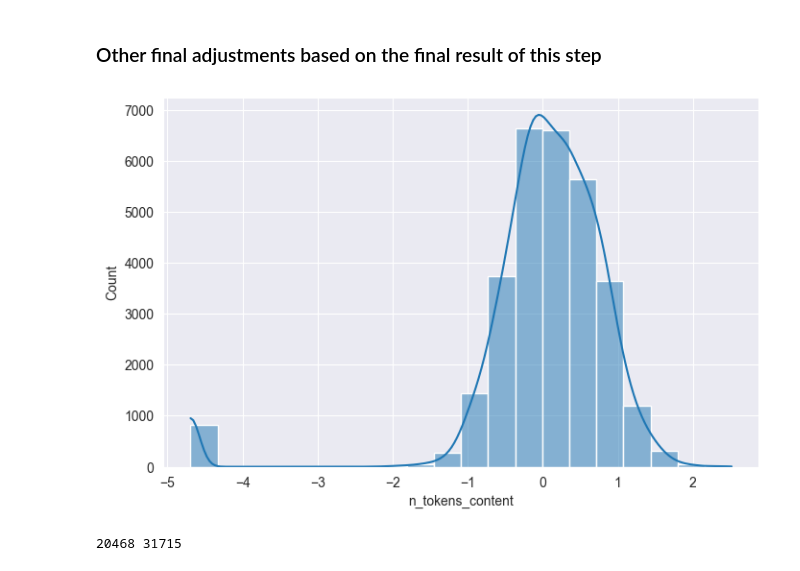
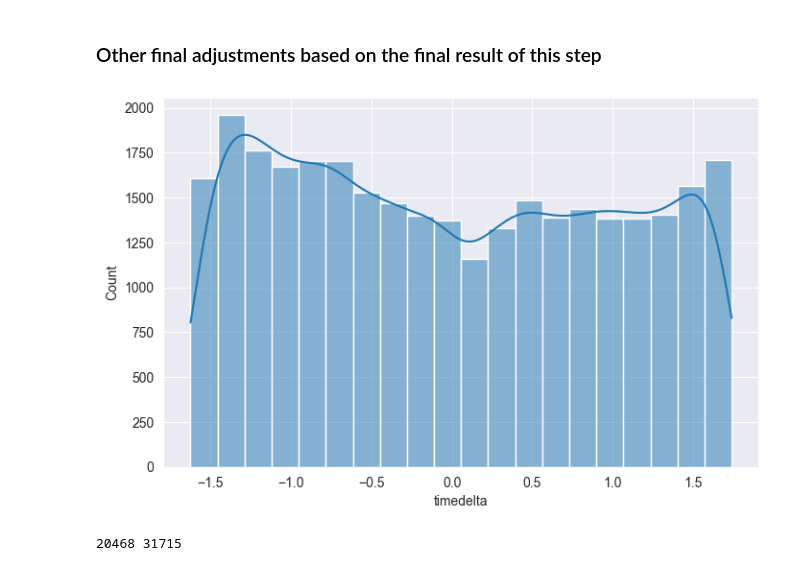
Before and after one commit to lolloberga/predict-shares-online-news, a Jupyter notebook: 2_feature_engeneering/feature_engeneering.ipynb, the cells around one changed output. Saved outputs shown, nothing was run; the diff lists cells and outputs as text; code cells hidden in the pictures.

```diff
--- a/2_feature_engeneering/feature_engeneering.ipynb
+++ b/2_feature_engeneering/feature_engeneering.ipynb
@@ -133,10 +136,11 @@ std_scaler = StandardScaler().fit(working_df_dev[['n_tokens_title', 'n_tokens_co
 scaled_features = std_scaler.transform(working_df_dev[['n_tokens_title', 'n_tokens_content']])
 working_df_dev[['n_tokens_title', 'n_tokens_content']] = scaled_features
 # %%
-working_df_dev['avg_negative_polarity'] = working_df_dev['avg_negative_polarity'].abs()
+#working_df_dev['avg_negative_polarity'] = working_df_dev['avg_negative_polarity'].abs()
 # %%
 # Since this features has a range between [0, 10], we can apply a min max scaling
-working_df_dev['num_keywords'] = df_dev.groupby(['data_channel'], sort=False)['num_keywords'].apply(lambda x: x.fillna(x.mean())).reset_index()['num_keywords']
+working_df_dev['num_keywords'].fillna(0, inplace=True)
+#working_df_dev['num_keywords'] = df_dev.groupby(['data_channel'], sort=False)['num_keywords'].apply(lambda x: x.fillna(x.mean())).reset_index()['num_keywords']
 
 '''std_scaler = MinMaxScaler().fit(working_df_dev[['num_keywords']])
 scaled_features = std_scaler.transform(working_df_dev[['num_keywords']])
@@ -156,6 +160,6 @@ working_df_dev = working_df_dev[(df_dev.kw_avg_avg < max_kw_avg_avg) & (df_dev.k
 
 #working_df_dev.drop(columns=['kw_avg_min', 'kw_min_avg'], inplace=True)
 
-'''std_scaler = StandardScaler().fit(working_df_dev[['kw_avg_max', 'kw_avg_avg', 'kw_avg_min', 'kw_min_avg', 'kw_max_avg', 'kw_max_min', 'kw_min_max']])
+std_scaler = StandardScaler().fit(working_df_dev[['kw_avg_max', 'kw_avg_avg', 'kw_avg_min', 'kw_min_avg', 'kw_max_avg', 'kw_max_min', 'kw_min_max']])
 scaled_features = std_scaler.transform(working_df_dev[['kw_avg_max', 'kw_avg_avg', 'kw_avg_min', 'kw_min_avg','kw_max_avg', 'kw_max_min', 'kw_min_max']])
-working_df_dev[['kw_avg_max', 'kw_avg_avg', 'kw_avg_min', 'kw_min_avg','kw_max_avg', 'kw_max_min', 'kw_min_max']] = scaled_features'''
+working_df_dev[['kw_avg_max', 'kw_avg_avg', 'kw_avg_min', 'kw_min_avg','kw_max_avg', 'kw_max_min', 'kw_min_max']] = scaled_features
@@ -164,3 +166,13 @@ working_df_dev[['kw_avg_max', 'kw_avg_avg', 'kw_avg_min', 'kw_min_avg','kw_max_a
+# %%
+'''working_df_dev['kw_avg_max'] = np.log(1 + working_df_dev['kw_avg_max'])
+working_df_dev['kw_avg_avg'] = np.log(1 + working_df_dev['kw_avg_avg'])
+working_df_dev['kw_avg_min'] = np.log(2 + working_df_dev['kw_avg_min'])
+working_df_dev['kw_min_avg'] = np.log(2 + working_df_dev['kw_min_avg'])
+working_df_dev['kw_max_avg'] = np.log(1 + working_df_dev['kw_max_avg'])
+working_df_dev['kw_max_min'] = np.log(1 + working_df_dev['kw_max_min'])
+working_df_dev['kw_min_max'] = np.log(1 + working_df_dev['kw_min_max'])
+working_df_dev['kw_min_min'] = np.log(2 + working_df_dev['kw_min_min'])
+working_df_dev['kw_max_max'] = np.log(1 + working_df_dev['kw_max_max'])'''
 # %%
 #working_df_dev.drop(columns=['self_reference_min_shares', 'self_reference_max_shares', 'self_reference_avg_sharess'], inplace=True)
 
@@ -228,12 +240,12 @@ working_df_dev.describe()
 ### Other final adjustments based on the final result of this step
 # %%
 fig, ax = plt.subplots(1,1, figsize=(8,5))
-sns.histplot(working_df_dev['n_tokens_content'], bins=20, kde=True, ax=ax)
+sns.histplot(working_df_dev['timedelta'], bins=20, kde=True, ax=ax)
 ax.grid()
 plt.grid()
 plt.show()
 # %% [output]
-[figure, old version]
+[figure, new version]
 # %%
 # remove outlier from num_imgs and see if the distribution improve
 # se tagliamo fuori gli outliers usando i percentili si distribuisce meglio ma stiamo tagliando fuori il 20% del dataset
```
Also changed, not shown: parts of 11 cells of this notebook.
